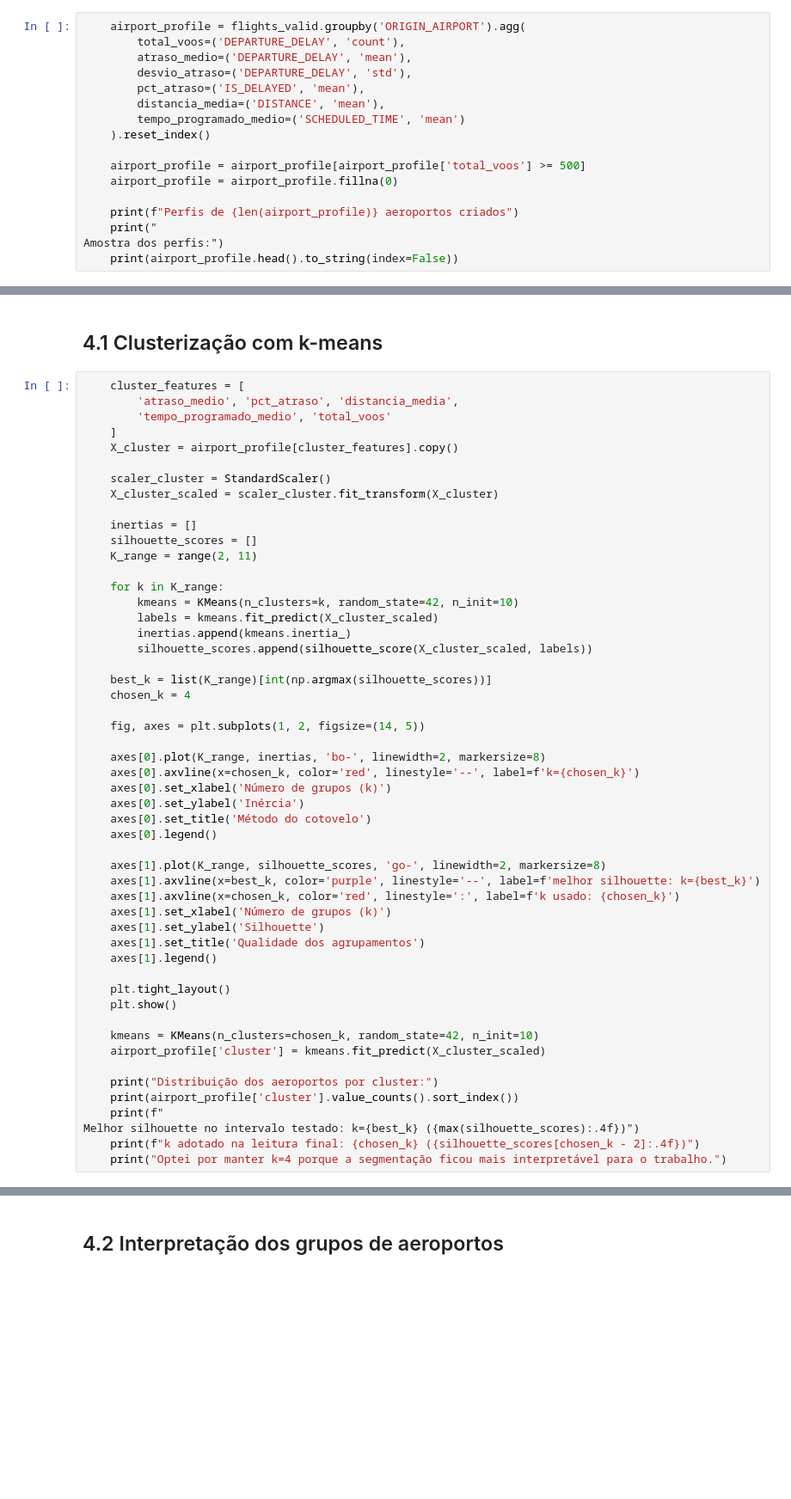
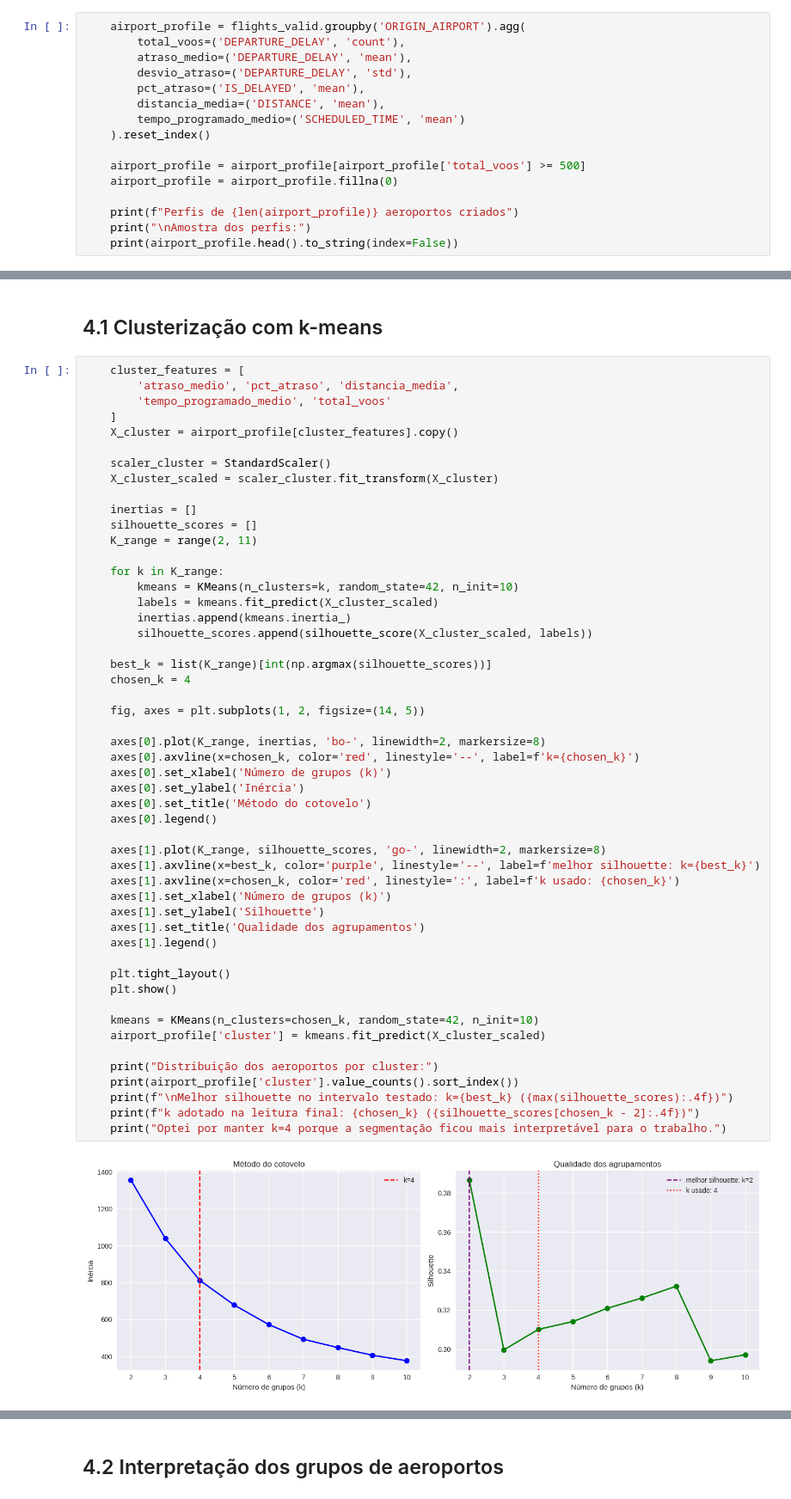
Before and after one commit to jonathancavalcante77/tech-challenge-fase3, a Jupyter notebook: tech_challenge_fase3.ipynb, the cells around one changed output, grey strips where cells are left out. Shown at 86% size. Cells and saved outputs as stored; diff of their text form; blank space fills up the shorter version.

```diff
--- a/tech_challenge_fase3.ipynb
+++ b/tech_challenge_fase3.ipynb
@@ -565,6 +737,5 @@ print(pd.Series(residuals).describe().round(2).to_string())
     airport_profile = airport_profile.fillna(0)
 
     print(f"Perfis de {len(airport_profile)} aeroportos criados")
-    print("
-Amostra dos perfis:")
+    print("\nAmostra dos perfis:")
     print(airport_profile.head().to_string(index=False))
@@ -593,32 +774,33 @@ Amostra dos perfis:")
     best_k = list(K_range)[int(np.argmax(silhouette_scores))]
     chosen_k = 4
 
     fig, axes = plt.subplots(1, 2, figsize=(14, 5))
 
     axes[0].plot(K_range, inertias, 'bo-', linewidth=2, markersize=8)
     axes[0].axvline(x=chosen_k, color='red', linestyle='--', label=f'k={chosen_k}')
     axes[0].set_xlabel('Número de grupos (k)')
     axes[0].set_ylabel('Inércia')
     axes[0].set_title('Método do cotovelo')
     axes[0].legend()
 
     axes[1].plot(K_range, silhouette_scores, 'go-', linewidth=2, markersize=8)
     axes[1].axvline(x=best_k, color='purple', linestyle='--', label=f'melhor silhouette: k={best_k}')
     axes[1].axvline(x=chosen_k, color='red', linestyle=':', label=f'k usado: {chosen_k}')
     axes[1].set_xlabel('Número de grupos (k)')
     axes[1].set_ylabel('Silhouette')
     axes[1].set_title('Qualidade dos agrupamentos')
     axes[1].legend()
 
     plt.tight_layout()
     plt.show()
 
     kmeans = KMeans(n_clusters=chosen_k, random_state=42, n_init=10)
     airport_profile['cluster'] = kmeans.fit_predict(X_cluster_scaled)
 
     print("Distribuição dos aeroportos por cluster:")
     print(airport_profile['cluster'].value_counts().sort_index())
-    print(f"
-Melhor silhouette no intervalo testado: k={best_k} ({max(silhouette_scores):.4f})")
+    print(f"\nMelhor silhouette no intervalo testado: k={best_k} ({max(silhouette_scores):.4f})")
     print(f"k adotado na leitura final: {chosen_k} ({silhouette_scores[chosen_k - 2]:.4f})")
     print("Optei por manter k=4 porque a segmentação ficou mais interpretável para o trabalho.")
+# %% [output]
+[figure, added]
```
Also changed, not shown: parts of 23 cells of this notebook.
